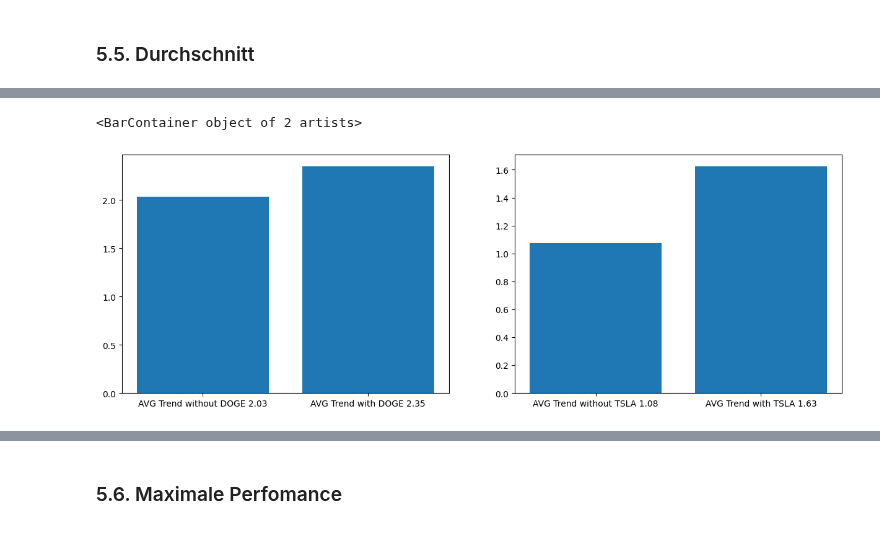
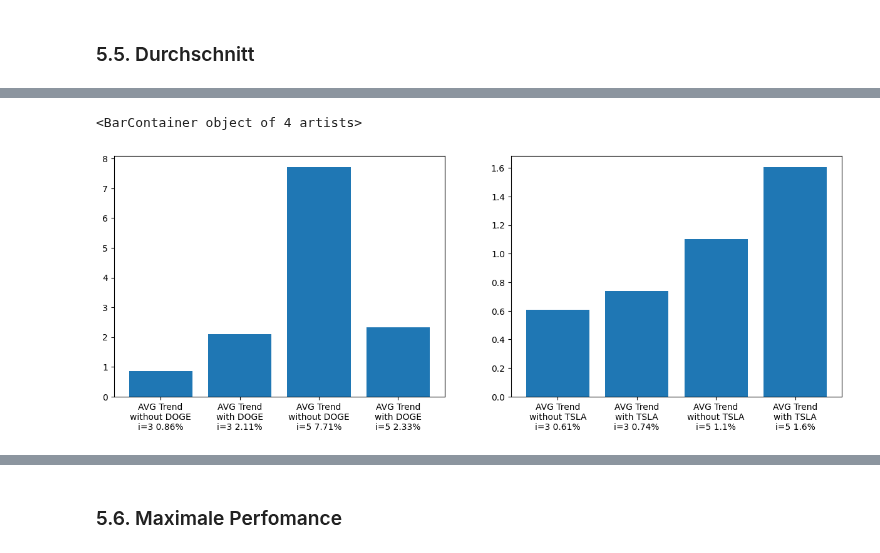
Before and after one commit to alphaname007/BigDataBandits, a Jupyter notebook: code_main.ipynb, the cells around one changed output, grey strips where cells are left out. Drawn from its saved outputs; the diff is of its cells as text; code cells hidden in the pictures.

```diff
--- a/code_main.ipynb
+++ b/code_main.ipynb
@@ -380,11 +399,34 @@ axs[1].bar([f"AVG Trend without TSLA {round(influences_t_trend_avg[0],2)}", f"AV
-# %%
-fig, axs = plt.subplots(1, 2, figsize=(15, 5))
-
-influences_d_absolute_avg = [influences_n_d['absolute'].mean(), influences_w_d['absolute'].mean()]
-influences_t_absolute_avg = [influences_n_t['absolute'].mean(), influences_w_t['absolute'].mean()]
-
-axs[0].bar([f"AVG Trend without DOGE {round(influences_d_absolute_avg[0],2 )}", f"AVG Trend with DOGE {round(influences_d_absolute_avg[1],2)}"], influences_d_absolute_avg)
-axs[1].bar([f"AVG Trend without TSLA {round(influences_t_absolute_avg[0],2)}", f"AVG Trend with TSLA {round(influences_t_absolute_avg[1],2)}"], influences_t_absolute_avg)
-# %% [output]
-<BarContainer object of 2 artists>
-[figure, removed]
+# %%
+fig, axs = plt.subplots(1, 2, figsize=(15, 5))
+
+influences_DOGE_trend_avg = [
+    influences_DOGE_e_i3['trend'].mean(),
+    influences_DOGE_i_i3['trend'].mean(),
+    influences_DOGE_e_i5['trend'].mean(),
+    influences_DOGE_i_i5['trend'].mean()
+]
+influences_DOGE_trend_lbl = [
+    f"AVG Trend\nwithout DOGE\ni=3 {round(influences_DOGE_trend_avg[0], 2)}%",
+    f"AVG Trend\nwith DOGE\ni=3 {round(influences_DOGE_trend_avg[1], 2)}%",
+    f"AVG Trend\nwithout DOGE\ni=5 {round(influences_DOGE_trend_avg[2], 2)}%",
+    f"AVG Trend\nwith DOGE\ni=5 {round(influences_DOGE_trend_avg[3], 2)}%"
+]
+
+influences_TSLA_trend_avg = [
+    influences_TSLA_e_i3['trend'].mean(),
+    influences_TSLA_i_i3['trend'].mean(),
+    influences_TSLA_e_i5['trend'].mean(),
+    influences_TSLA_i_i5['trend'].mean()
+]
+influences_TSLA_trend_lbl = [
+    f"AVG Trend\nwithout TSLA\ni=3 {round(influences_TSLA_trend_avg[0], 2)}%",
+    f"AVG Trend\nwith TSLA\ni=3 {round(influences_TSLA_trend_avg[1], 2)}%",
+    f"AVG Trend\nwithout TSLA\ni=5 {round(influences_TSLA_trend_avg[2], 2)}%",
+    f"AVG Trend\nwith TSLA\ni=5 {round(influences_TSLA_trend_avg[3], 2)}%"
+]
+
+axs[0].bar(influences_DOGE_trend_lbl, influences_DOGE_trend_avg)
+axs[1].bar(influences_TSLA_trend_lbl, influences_TSLA_trend_avg)
+# %% [output]
+<BarContainer object of 4 artists>
+[figure, added]
```
Also changed, not shown: parts of 16 cells of this notebook, 10 other files.
